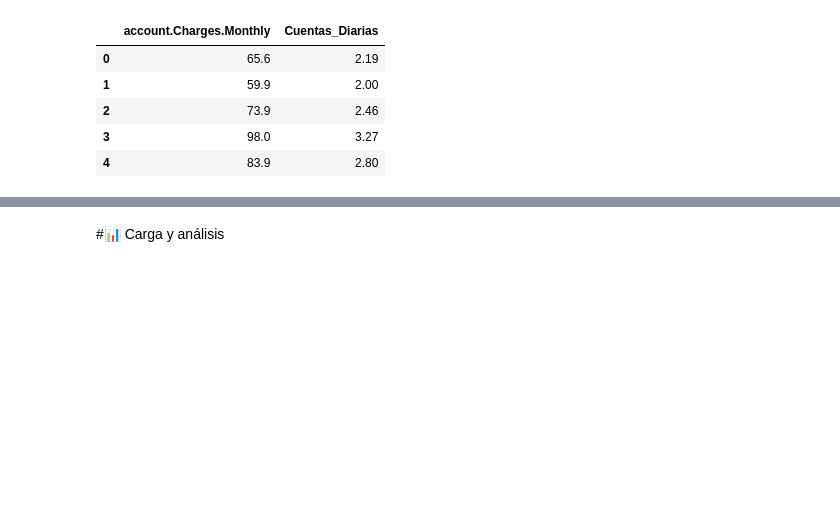
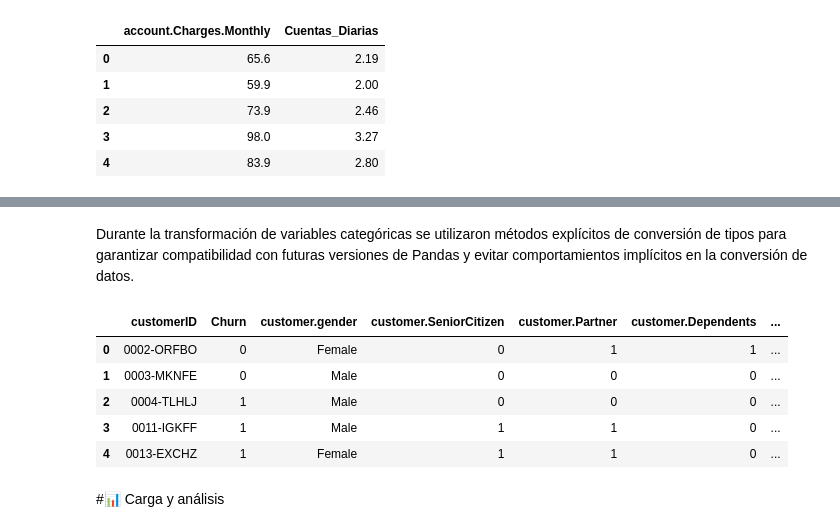
Before and after one commit to DaniGa-Mo/Challenge_TelecomX, a Jupyter notebook: TelecomX_LATAM.ipynb, the cells around one changed output, grey strips where cells are left out. Cells and saved outputs as stored; diff of their text form; code cells hidden in the pictures; blank space fills up the shorter version.

```diff
--- a/TelecomX_LATAM.ipynb
+++ b/TelecomX_LATAM.ipynb
@@ -235,2 +336,15 @@ df_normalizado
+# %% [markdown]
+Durante la transformación de variables categóricas se utilizaron métodos explícitos de conversión de tipos para garantizar compatibilidad con futuras versiones de Pandas y evitar comportamientos implícitos en la conversión de datos.
+# %%
+pd.set_option('display.max_columns', None)
+
+df_normalizado.head()
+# %% [output]
+|  | customerID | Churn | customer.gender | customer.SeniorCitizen | customer.Partner | customer.Dependents | ... |
+| 0 | 0002-ORFBO | 0 | Female | 0 | 1 | 1 | ... |
+| 1 | 0003-MKNFE | 0 | Male | 0 | 0 | 0 | ... |
+| 2 | 0004-TLHLJ | 1 | Male | 0 | 0 | 0 | ... |
+| 3 | 0011-IGKFF | 1 | Male | 1 | 1 | 0 | ... |
+| 4 | 0013-EXCHZ | 1 | Female | 1 | 1 | 0 | ... |
 # %% [markdown]
 #📊 Carga y análisis
```
Also changed, not shown: parts of 31 cells of this notebook.
